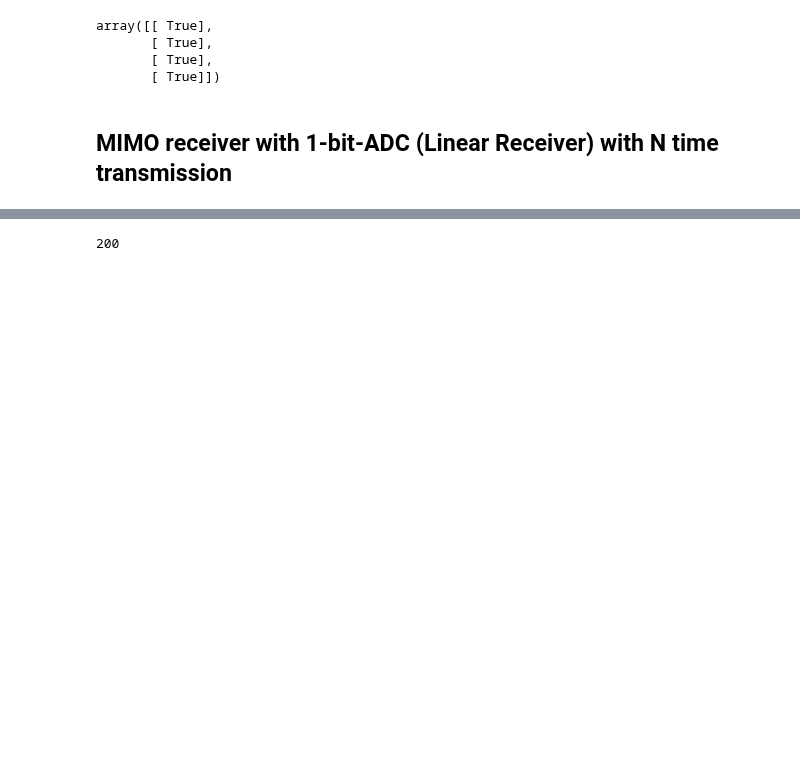
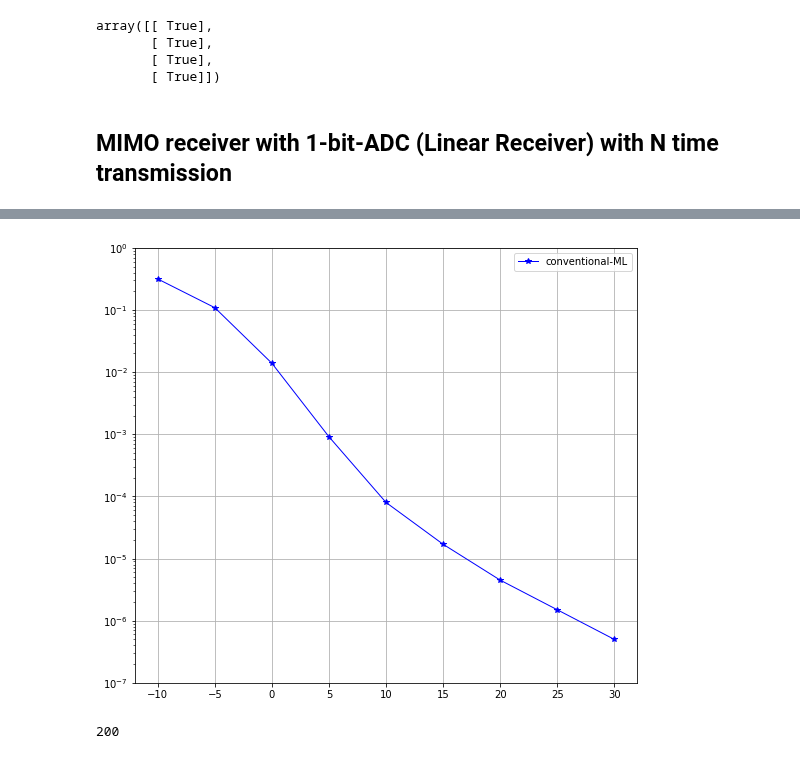
Before and after one commit to IISL-HYU/comm, a Jupyter notebook: practice.ipynb, the cells around one changed output, grey strips where cells are left out. Drawn from its saved outputs; the diff is of its cells as text; code cells hidden in the pictures; blank space fills up the shorter version.

```diff
--- a/practice.ipynb
+++ b/practice.ipynb
@@ -338,3 +341,13 @@ snr:  9 ser: 0.00014999999999998348
+# %%
+plt.figure(figsize=(9, 8))
+plt.semilogy(np.arange(-10, SNR_max+1, 5), sers, '-b*', linewidth=1, label='conventional-ML')
+# plt.semilogy(sers_mmse, '--bo', linewidth=1, label='MMSE')
+plt.yticks([1e-0, 1e-1, 1e-2, 1e-3, 1e-4, 1e-5, 1e-6, 1e-7])
+plt.grid()
+plt.legend()
+plt.show()
+# %% [output]
+[figure, added]
 # %%
 # symbol_space_re = np.hstack((symbol_space.real, symbol_space.imag)) * np.ones(shape=(T, M**K, 2*K))
 # snr_dB = 10
```
Also changed, not shown: parts of 4 cells of this notebook.
